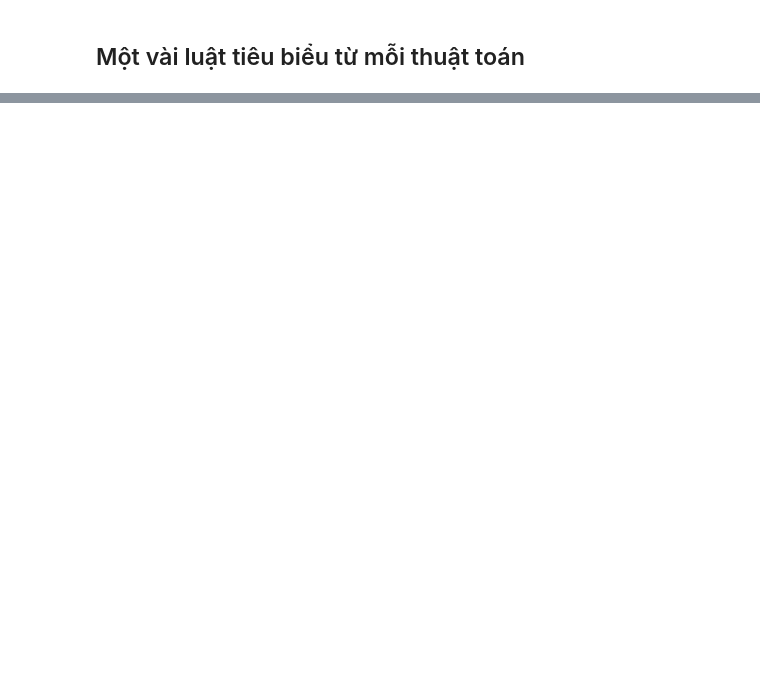
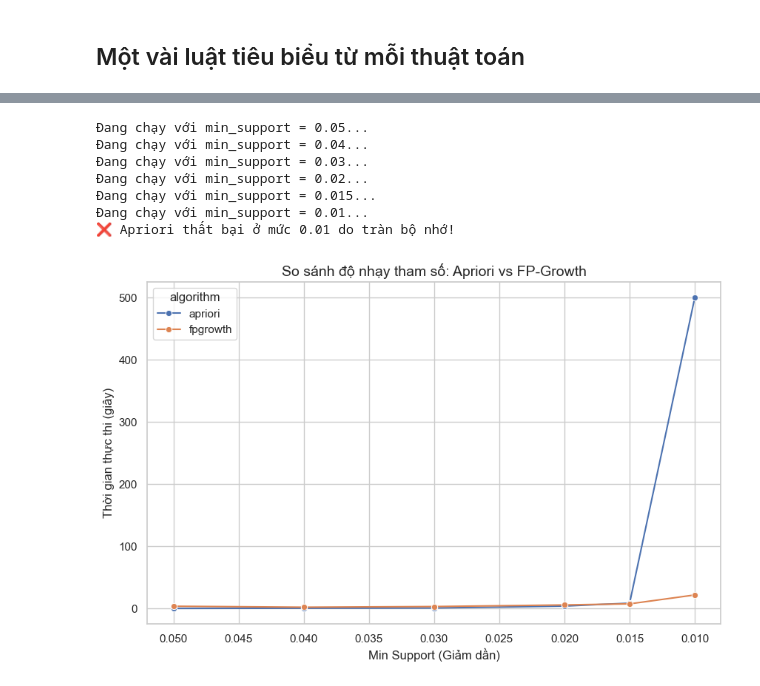
Before and after one commit to 2bllikigai/shopping_cart_advanced_analysis, a Jupyter notebook: notebooks/compare_apriori_fpgrowth.ipynb, the cells around one changed output, grey strips where cells are left out. Drawn from its saved outputs; the diff is of its cells as text; code cells hidden in the pictures; blank space fills up the shorter version.

Commit message:
feat: complete Lab 2 technical report and performance benchmarking of Apriori vs FP-Growth

```diff
--- a/notebooks/compare_apriori_fpgrowth.ipynb
+++ b/notebooks/compare_apriori_fpgrowth.ipynb
@@ -155,0 +196,54 @@ display(
+# %%
+results_list = []
+support_levels = [0.05, 0.04, 0.03, 0.02, 0.015, 0.01]
+
+for sup in support_levels:
+    print(f"Đang chạy với min_support = {sup}...")
+    try:
+        # Chạy benchmark bình thường
+        res = benchmark_apriori_vs_fpgrowth(
+            basket_bool=basket_bool,
+            min_support=sup,
+            max_len=3,
+            metric="lift",
+            min_threshold=1.0
+        )
+        temp_df = res['summary'].copy()
+        temp_df['min_support'] = sup
+        results_list.append(temp_df)
+    except MemoryError:
+        print(f"❌ Apriori thất bại ở mức {sup} do tràn bộ nhớ!")
+        # Nếu Apriori lỗi, ta vẫn cố chạy riêng FP-Growth để có số liệu vẽ biểu đồ
+        from mlxtend.frequent_patterns import fpgrowth
+        import time
+
+        t0 = time.time()
+        fpgrowth(basket_bool, min_support=sup, use_colnames=True)
+        t_fp = time.time() - t0
+
+        # Ghi nhận kết quả: Apriori cho giá trị cực lớn (để thấy độ dốc), FP-Growth lấy giá trị thật
+        failed_res = pd.DataFrame([
+            {'algorithm': 'apriori', 'runtime_sec': 500, 'min_support': sup}, # 500s là số giả định để vẽ
+            {'algorithm': 'fpgrowth', 'runtime_sec': t_fp, 'min_support': sup}
+        ])
+        results_list.append(failed_res)
+# Sau đó vẽ biểu đồ như cũ...
+
+# 3. Vẽ biểu đồ đường so sánh thời gian (Question 2)
+plt.figure(figsize=(10, 6))
+sns.lineplot(data=pd.concat(results_list, ignore_index=True), x="min_support", y="runtime_sec", hue="algorithm", marker="o")
+plt.gca().invert_xaxis() # Đảo ngược trục X để thấy support giảm dần từ trái sang phải
+plt.title("So sánh độ nhạy tham số: Apriori vs FP-Growth")
+plt.xlabel("Min Support (Giảm dần)")
+plt.ylabel("Thời gian thực thi (giây)")
+plt.grid(True)
+plt.show()
+# %% [output]
+Đang chạy với min_support = 0.05...
+Đang chạy với min_support = 0.04...
+Đang chạy với min_support = 0.03...
+Đang chạy với min_support = 0.02...
+Đang chạy với min_support = 0.015...
+Đang chạy với min_support = 0.01...
+❌ Apriori thất bại ở mức 0.01 do tràn bộ nhớ!
+[figure, added]
```
Also changed, not shown: parts of 6 cells of this notebook, 6 other files.
